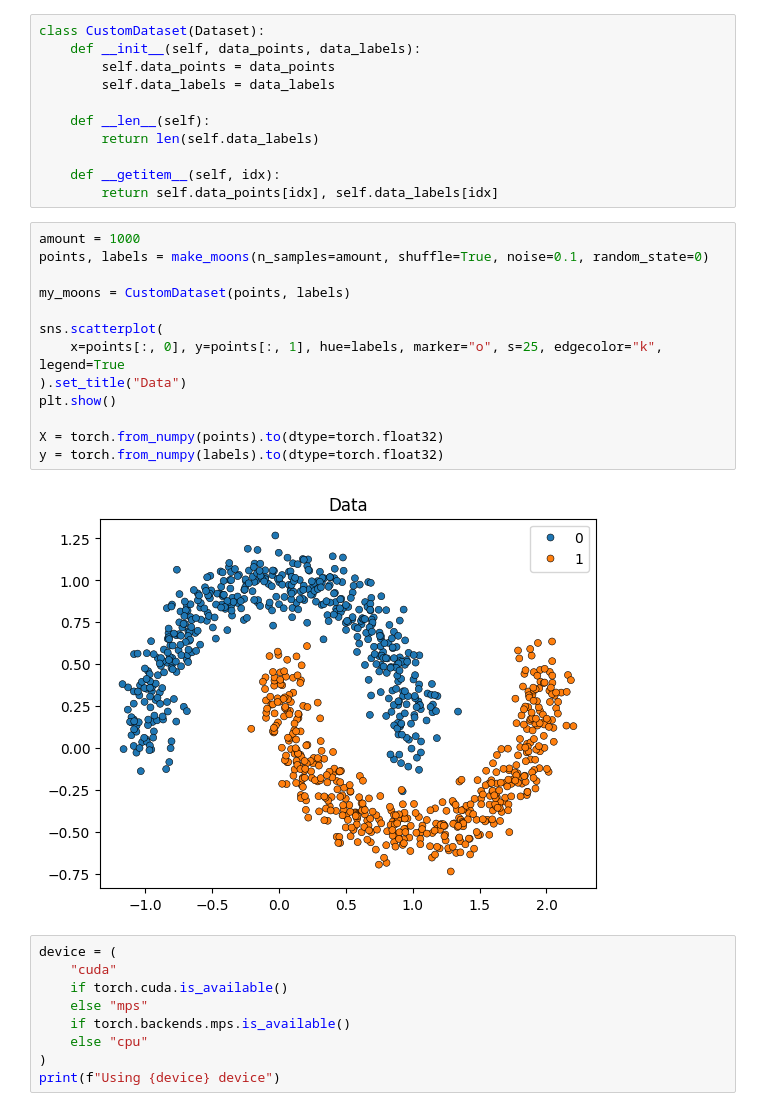
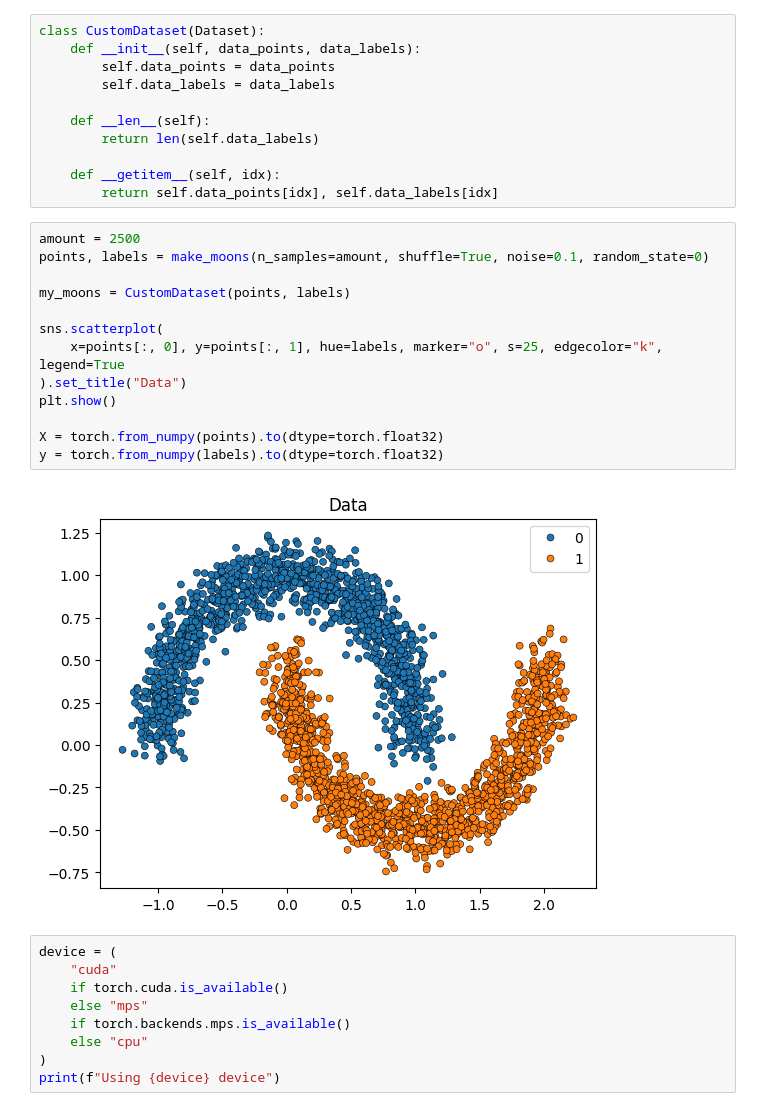
Before and after one commit to zUkrainak47/Deep-Learning, a Jupyter notebook: lab3.ipynb, the cells around one changed output. Cells and saved outputs as stored; diff of their text form.

```diff
--- a/lab3.ipynb
+++ b/lab3.ipynb
@@ -21,20 +21,20 @@ class CustomDataset(Dataset):
     def __getitem__(self, idx):
         return self.data_points[idx], self.data_labels[idx]
 # %%
-amount = 1000
+amount = 2500
 points, labels = make_moons(n_samples=amount, shuffle=True, noise=0.1, random_state=0)
 
 my_moons = CustomDataset(points, labels)
 
 sns.scatterplot(
     x=points[:, 0], y=points[:, 1], hue=labels, marker="o", s=25, edgecolor="k", legend=True
 ).set_title("Data")
 plt.show()
 
 X = torch.from_numpy(points).to(dtype=torch.float32)
 y = torch.from_numpy(labels).to(dtype=torch.float32)
 # %% [output]
-[figure, old version]
+[figure, new version]
 # %%
 device = (
     "cuda"
```
Also changed, not shown: parts of 8 cells of this notebook.
